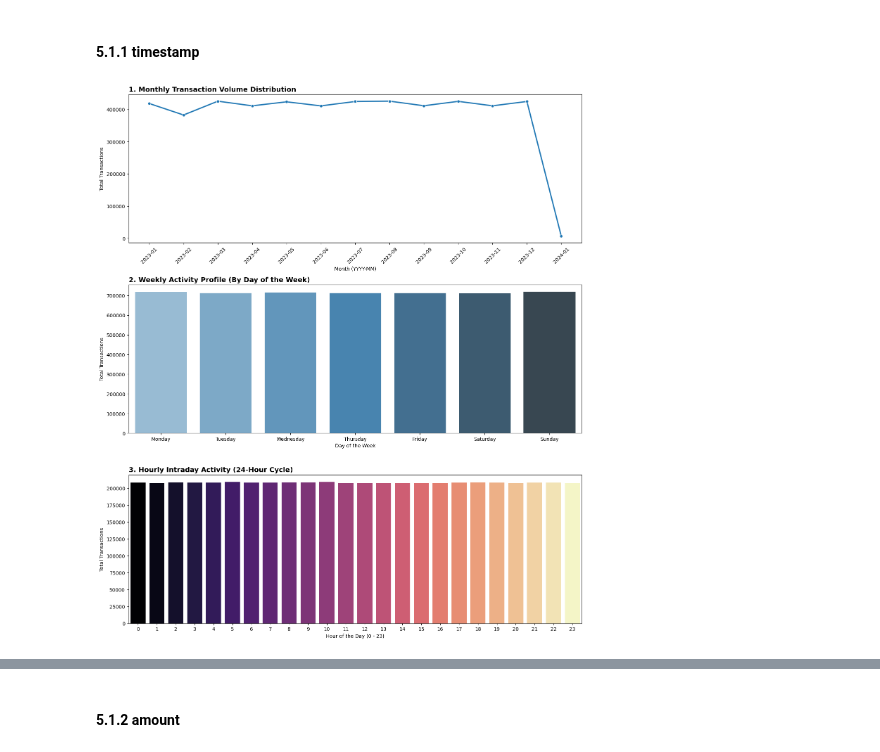
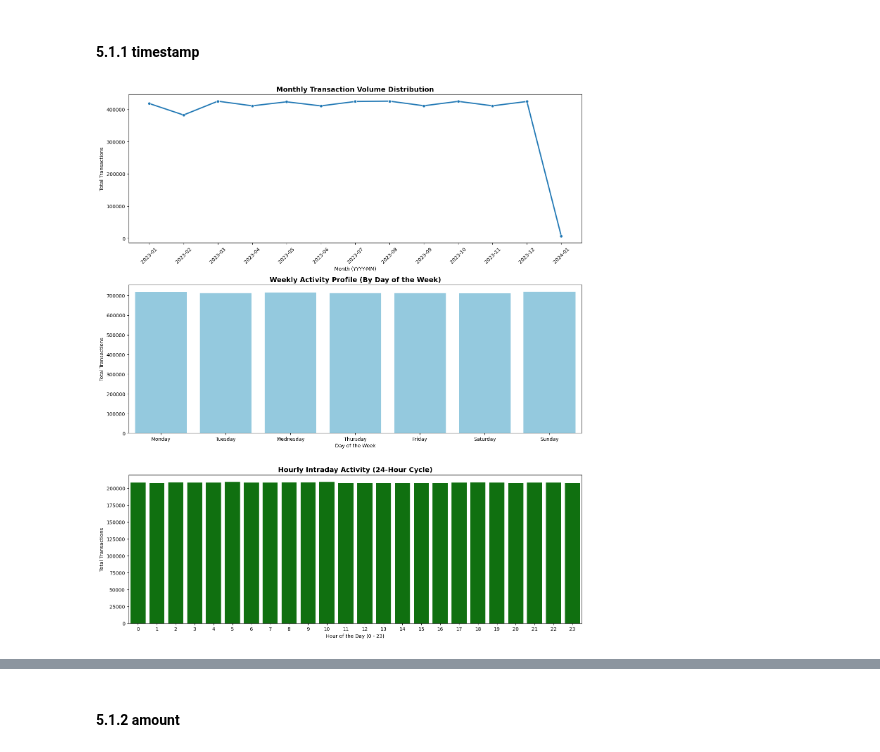
Before and after one commit to edgarcwleung/cosc2669_individual_tasks, a Jupyter notebook: A1_Task_1.ipynb, the cells around one changed output, grey strips where cells are left out. Saved outputs shown, nothing was run; the diff lists cells and outputs as text; code cells hidden in the pictures.

```diff
--- a/A1_Task_1.ipynb
+++ b/A1_Task_1.ipynb
@@ -2113,29 +2222,29 @@ finanical_data_process["is_night"] = finanical_data_process["Hour"].between(0, 5
 # %%
 fig, axes = plt.subplots(3, 1, figsize=(14, 16))
 
-# ---- Panel 1: Monthly Trends (Line Chart) ----
+# Monthly Trends (Line Chart)
 monthly_counts = finanical_data_process.groupby('Month').size().reset_index(name='Count')
 sns.lineplot(ax=axes[0], data=monthly_counts, x='Month', y='Count', marker='o', color='#1f77b4', linewidth=2.5)
-axes[0].set_title('1. Monthly Transaction Volume Distribution', fontsize=14, fontweight='bold', loc='left')
+axes[0].set_title('Monthly Transaction Volume Distribution', fontsize=14, fontweight='bold')
 axes[0].set_xlabel('Month (YYYY-MM)')
 axes[0].set_ylabel('Total Transactions')
 axes[0].tick_params(axis='x', rotation=45)
 
-# ---- Panel 2: Daily Trends (Bar Chart) ----
+# Daily Trends (Bar Chart)
 daily_counts = finanical_data_process.groupby('Day_of_Week', observed=False).size().reset_index(name='Count')
-sns.barplot(ax=axes[1], data=daily_counts, x='Day_of_Week', y='Count', hue='Day_of_Week', palette='Blues_d', legend=False)
-axes[1].set_title('2. Weekly Activity Profile (By Day of the Week)', fontsize=14, fontweight='bold', loc='left')
+sns.barplot(ax=axes[1], data=daily_counts, x='Day_of_Week', y='Count', color='skyblue')
+axes[1].set_title('Weekly Activity Profile (By Day of the Week)', fontsize=14, fontweight='bold')
 axes[1].set_xlabel('Day of the Week')
 axes[1].set_ylabel('Total Transactions')
 
-# ---- Panel 3: Hourly Trends (Bar Chart) ----
+# Hourly Trends (Bar Chart)
 hourly_counts = finanical_data_process.groupby('Hour').size().reset_index(name='Count')
-sns.barplot(ax=axes[3 if False else 2], data=hourly_counts, x='Hour', y='Count', hue='Hour', palette='magma', legend=False)
-axes[2].set_title('3. Hourly Intraday Activity (24-Hour Cycle)', fontsize=14, fontweight='bold', loc='left')
+sns.barplot(ax=axes[3 if False else 2], data=hourly_counts, x='Hour', y='Count', color='green')
+axes[2].set_title('Hourly Intraday Activity (24-Hour Cycle)', fontsize=14, fontweight='bold')
 axes[2].set_xlabel('Hour of the Day (0 - 23)')
 axes[2].set_ylabel('Total Transactions')
 
 plt.tight_layout()
 plt.show()
 # %% [output]
-[figure, old version]
+[figure, new version]
```
Also changed, not shown: parts of 203 cells of this notebook.
